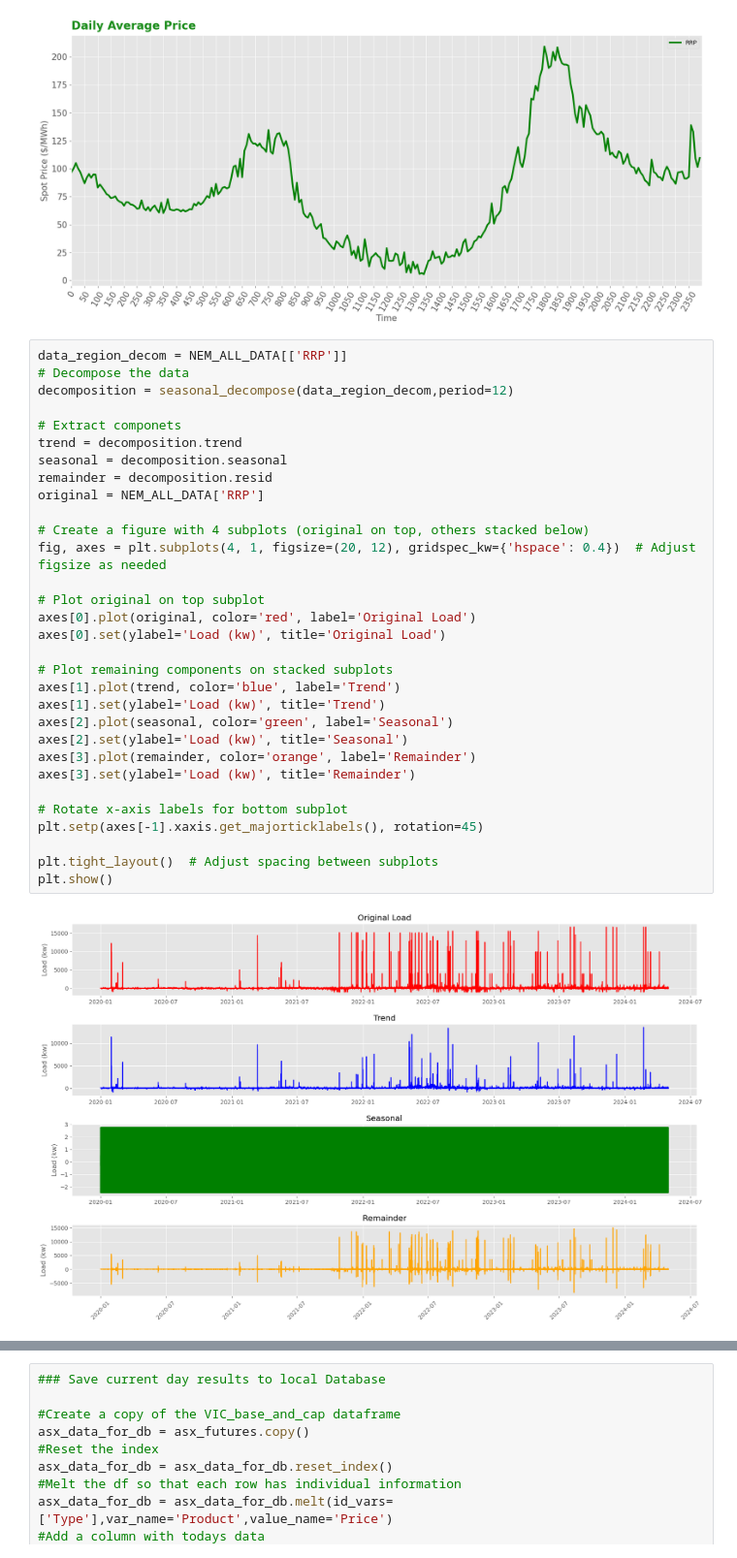
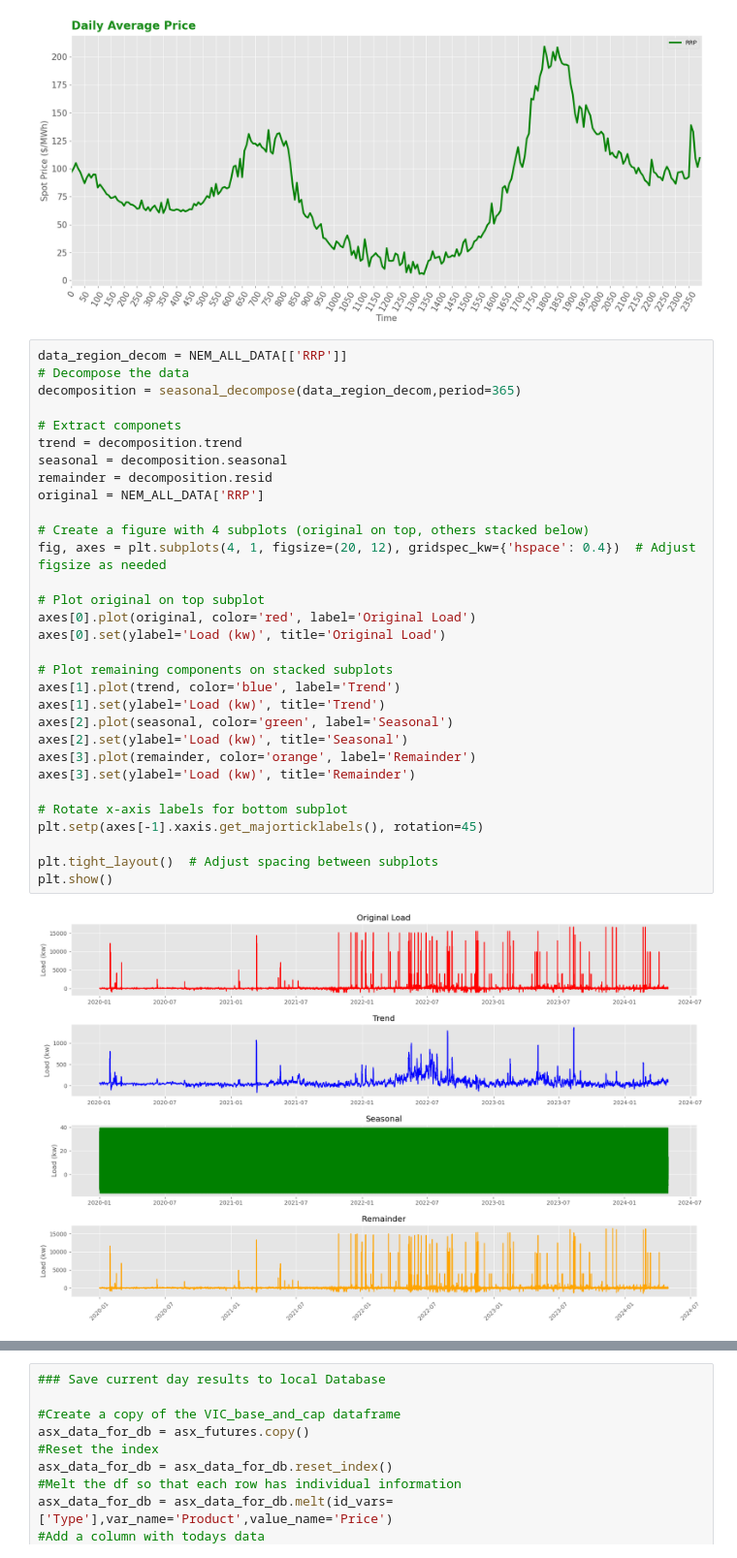
Before and after one commit to LachlanRyan1998/NEM_ANALYSIS, a Jupyter notebook: NEM Analysis.ipynb, the cells around one changed output, grey strips where cells are left out. Shown at 97% size. Saved outputs shown, nothing was run; the diff lists cells and outputs as text.

```diff
--- a/NEM Analysis.ipynb
+++ b/NEM Analysis.ipynb
@@ -176,36 +172,36 @@ plt.show()
 # %%
 data_region_decom = NEM_ALL_DATA[['RRP']]
 # Decompose the data
-decomposition = seasonal_decompose(data_region_decom,period=12)
+decomposition = seasonal_decompose(data_region_decom,period=365)
 
 # Extract componets
 trend = decomposition.trend
 seasonal = decomposition.seasonal
 remainder = decomposition.resid
 original = NEM_ALL_DATA['RRP']
 
 # Create a figure with 4 subplots (original on top, others stacked below)
 fig, axes = plt.subplots(4, 1, figsize=(20, 12), gridspec_kw={'hspace': 0.4})  # Adjust figsize as needed
 
 # Plot original on top subplot
 axes[0].plot(original, color='red', label='Original Load')
 axes[0].set(ylabel='Load (kw)', title='Original Load')
 
 # Plot remaining components on stacked subplots
 axes[1].plot(trend, color='blue', label='Trend')
 axes[1].set(ylabel='Load (kw)', title='Trend')
 axes[2].plot(seasonal, color='green', label='Seasonal')
 axes[2].set(ylabel='Load (kw)', title='Seasonal')
 axes[3].plot(remainder, color='orange', label='Remainder')
 axes[3].set(ylabel='Load (kw)', title='Remainder')
 
 # Rotate x-axis labels for bottom subplot
 plt.setp(axes[-1].xaxis.get_majorticklabels(), rotation=45)
 
 plt.tight_layout()  # Adjust spacing between subplots
 plt.show()
 # %% [output]
-[figure, old version]
+[figure, new version]
 # %%
 url = 'https://www.asxenergy.com.au/futures_au/dataset/'
 product_codes = ['BN','PN','GN','BQ','PQ','GQ','BV','PV','GV','BS','PS','GS']
```
Also changed, not shown: parts of 6 cells of this notebook.
